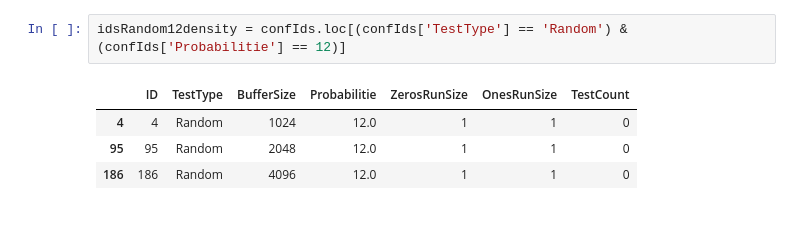
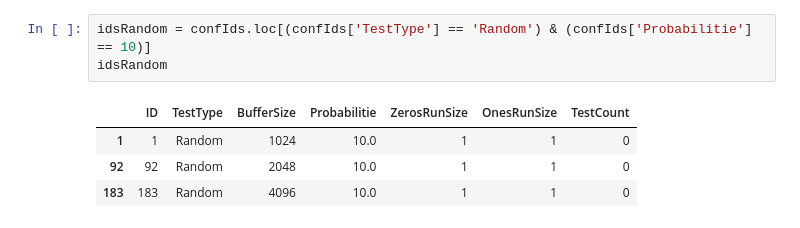
Before and after one commit to apdelsm/ExtensibleEliasFano, a Jupyter notebook: analysis.ipynb, the cells around one changed output. Cells and saved outputs as stored; diff of their text form.

```diff
--- a/analysis.ipynb
+++ b/analysis.ipynb
@@ -14,7 +240,8 @@ avl = pd.read_csv('./avlMap.csv', delimiter=';')
 # %%
-idsRandom12density = confIds.loc[(confIds['TestType'] == 'Random') & (confIds['Probabilitie'] == 12)]
+idsRandom = confIds.loc[(confIds['TestType'] == 'Random') & (confIds['Probabilitie'] == 10)]
+idsRandom
 # %% [output]
 |  | ID | TestType | BufferSize | Probabilitie | ZerosRunSize | OnesRunSize | TestCount |
-| 4 | 4 | Random | 1024 | 12.0 | 1 | 1 | 0 |
-| 95 | 95 | Random | 2048 | 12.0 | 1 | 1 | 0 |
-| 186 | 186 | Random | 4096 | 12.0 | 1 | 1 | 0 |
+| 1 | 1 | Random | 1024 | 10.0 | 1 | 1 | 0 |
+| 92 | 92 | Random | 2048 | 10.0 | 1 | 1 | 0 |
+| 183 | 183 | Random | 4096 | 10.0 | 1 | 1 | 0 |
```
Also changed, not shown: parts of 10 cells of this notebook.
